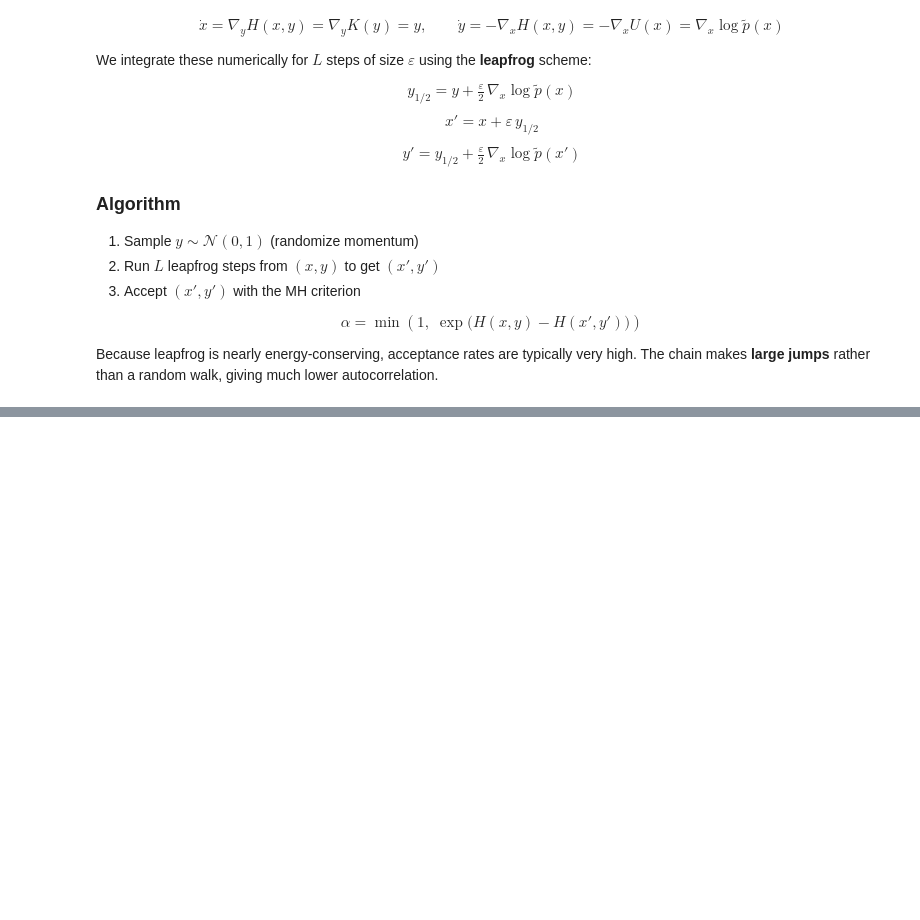
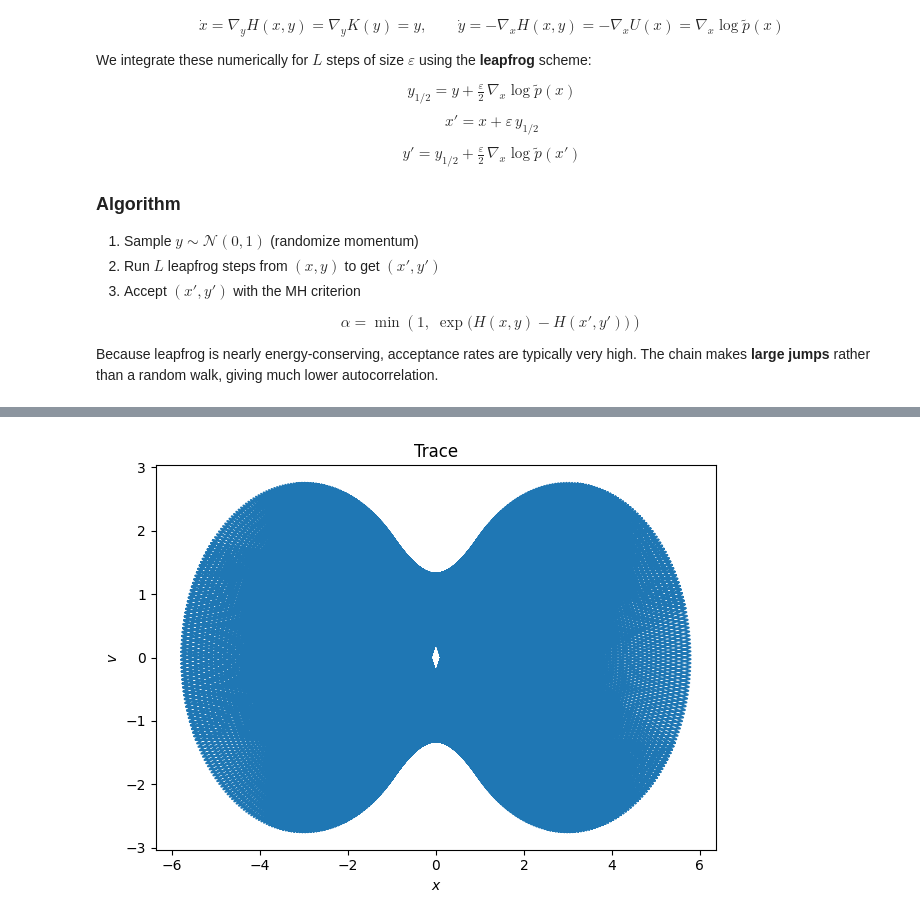
Before and after one commit to frekkoz3/Probabilistic-Machine-Learning, a Jupyter notebook: laboratories/8/08_mcmc_lab.ipynb, the cells around one changed output, grey strips where cells are left out. Drawn from its saved outputs; the diff is of its cells as text; code cells hidden in the pictures; blank space fills up the shorter version.

```diff
--- a/laboratories/8/08_mcmc_lab.ipynb
+++ b/laboratories/8/08_mcmc_lab.ipynb
@@ -301,0 +301,10 @@ plt.tight_layout(); plt.show()
+# %%
+plt.plot(chain, m_chain)
+plt.title("Trace")
+plt.xlabel("$x$")
+plt.ylabel("$v$")
+
+plt.tight_layout()
+plt.show()
+# %% [output]
+[figure, added]
```
Also changed, not shown: parts of 7 cells of this notebook.
